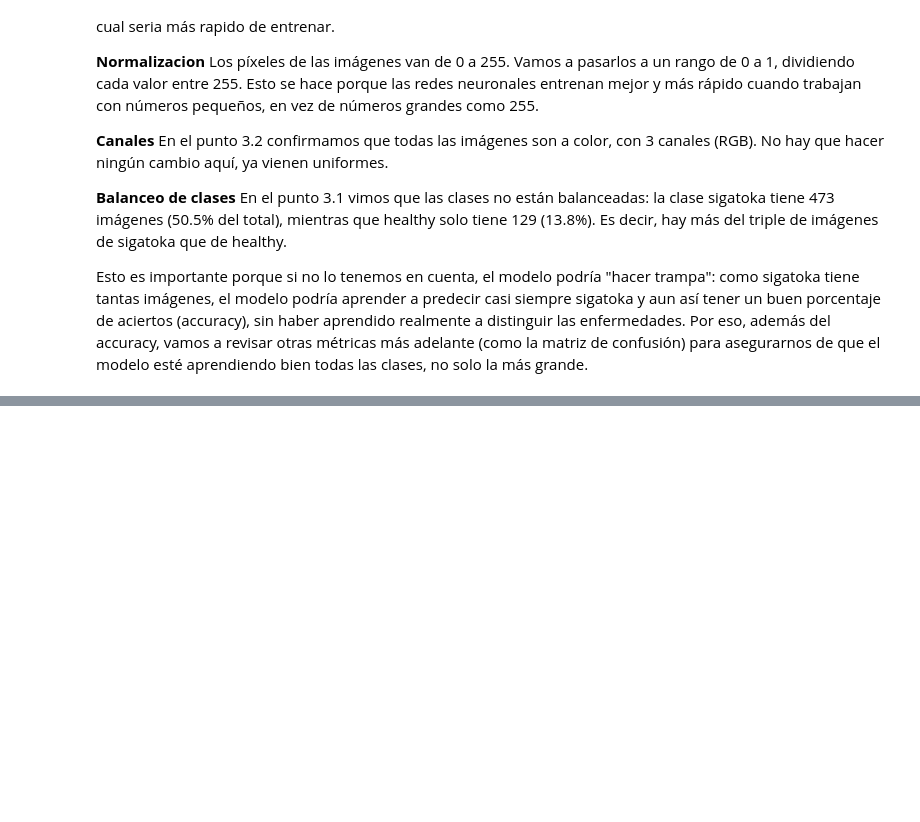
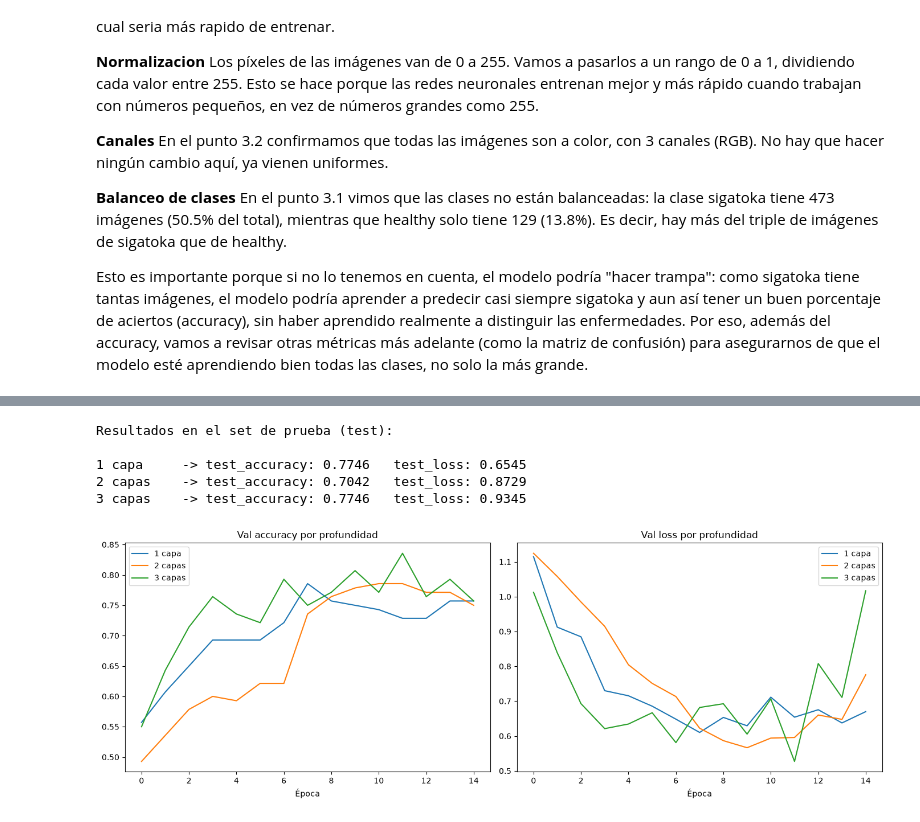
Before and after one commit to LuizaGonzalez/convolutional-layers-analysis, a Jupyter notebook: Banana_Leaf_Spot_Diseases_convolutional.ipynb, the cells around one changed output, grey strips where cells are left out. Cells and saved outputs as stored; diff of their text form; code cells hidden in the pictures; blank space fills up the shorter version.

```diff
--- a/Banana_Leaf_Spot_Diseases_convolutional.ipynb
+++ b/Banana_Leaf_Spot_Diseases_convolutional.ipynb
@@ -186,0 +384,4 @@ Esto es importante porque si no lo tenemos en cuenta, el modelo podría "hacer t
+# %%
+test_loss, test_accuracy = modelo_baseline.evaluate(X_test_flat, y_test, verbose=0)
+print(f"Test loss:     {test_loss:.4f}")
+print(f"Test accuracy: {test_accuracy:.4f}")
@@ -186,0 +556,8 @@ Esto es importante porque si no lo tenemos en cuenta, el modelo podría "hacer t
+# %%
+def construir_capas_clasificador(num_classes):
+    """Construye las capas finales: Flatten + Dense + Dense de salida."""
+    return [
+        Flatten(),
+        Dense(units=64, activation="relu"),
+        Dense(units=num_classes, activation="linear"),
+    ]
@@ -186,0 +586,7 @@ Esto es importante porque si no lo tenemos en cuenta, el modelo podría "hacer t
+# %%
+#Ahora hacemos la prueba
+modelo_1capa = construir_cnn(n_bloques_conv=1)
+modelo_2capas = construir_cnn(n_bloques_conv=2)   # esta es la que ya entrenaste antes
+modelo_3capas = construir_cnn(n_bloques_conv=3)
+
+modelo_1capa.summary()
@@ -186,0 +642,33 @@ Esto es importante porque si no lo tenemos en cuenta, el modelo podría "hacer t
+# %%
+print("Resultados en el set de prueba (test):\n")
+resultados_test = {}
+
+for nombre, modelo in modelos.items():
+    test_loss, test_acc = modelo.evaluate(X_test, y_test, verbose=0)
+    resultados_test[nombre] = {"loss": test_loss, "accuracy": test_acc}
+    print(f"{nombre:10s} -> test_accuracy: {test_acc:.4f}   test_loss: {test_loss:.4f}")
+# %% [output]
+Resultados en el set de prueba (test):
+
+1 capa     -> test_accuracy: 0.7746   test_loss: 0.6545
+2 capas    -> test_accuracy: 0.7042   test_loss: 0.8729
+3 capas    -> test_accuracy: 0.7746   test_loss: 0.9345
+# %%
+fig, axes = plt.subplots(1, 2, figsize=(14, 5))
+
+for nombre, history in historiales.items():
+    axes[0].plot(history.history["val_accuracy"], label=nombre)
+    axes[1].plot(history.history["val_loss"], label=nombre)
+
+axes[0].set_title("Val accuracy por profundidad")
+axes[0].set_xlabel("Época")
+axes[0].legend()
+
+axes[1].set_title("Val loss por profundidad")
+axes[1].set_xlabel("Época")
+axes[1].legend()
+
+plt.tight_layout()
+plt.show()
+# %% [output]
+[figure, added]
```
Also changed, not shown: parts of 30 cells of this notebook.
